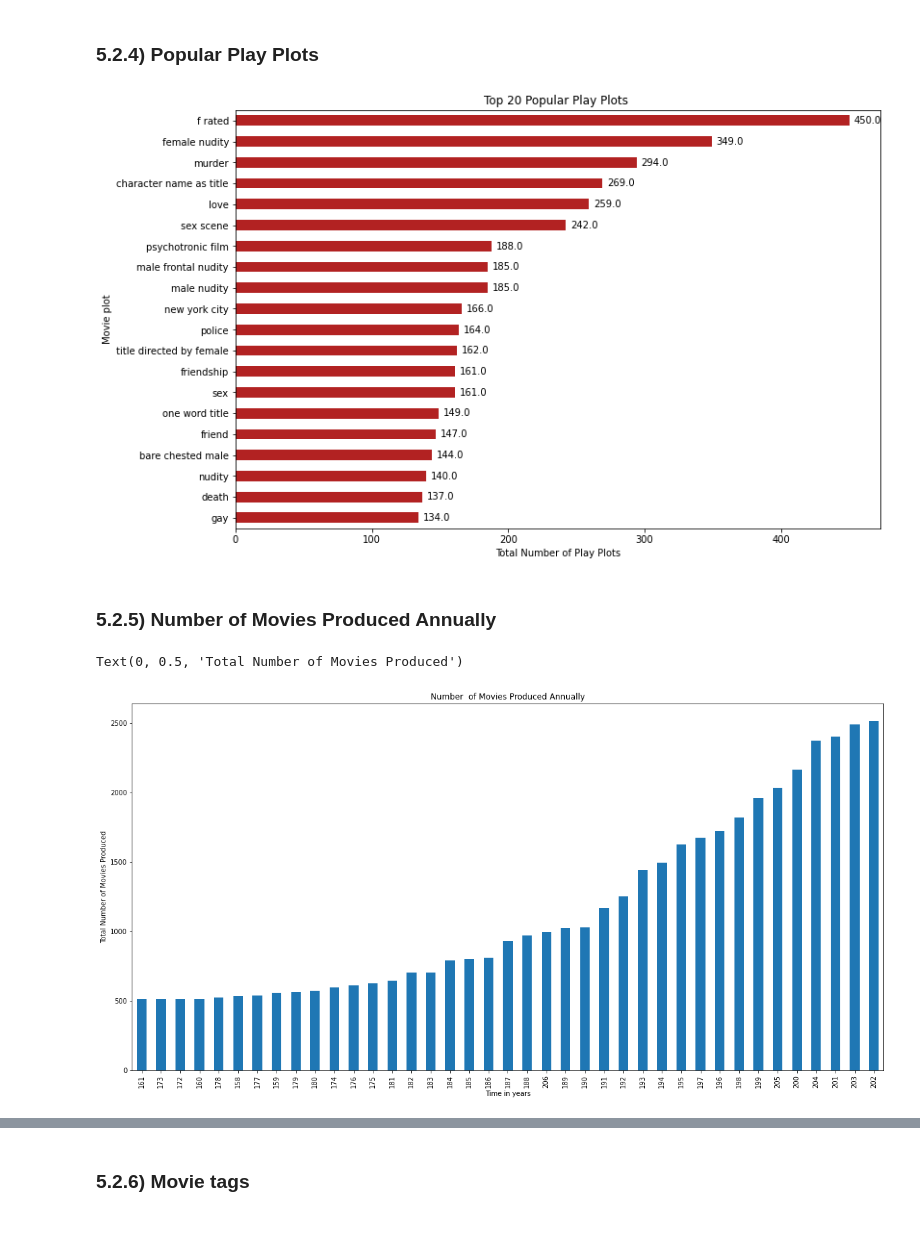
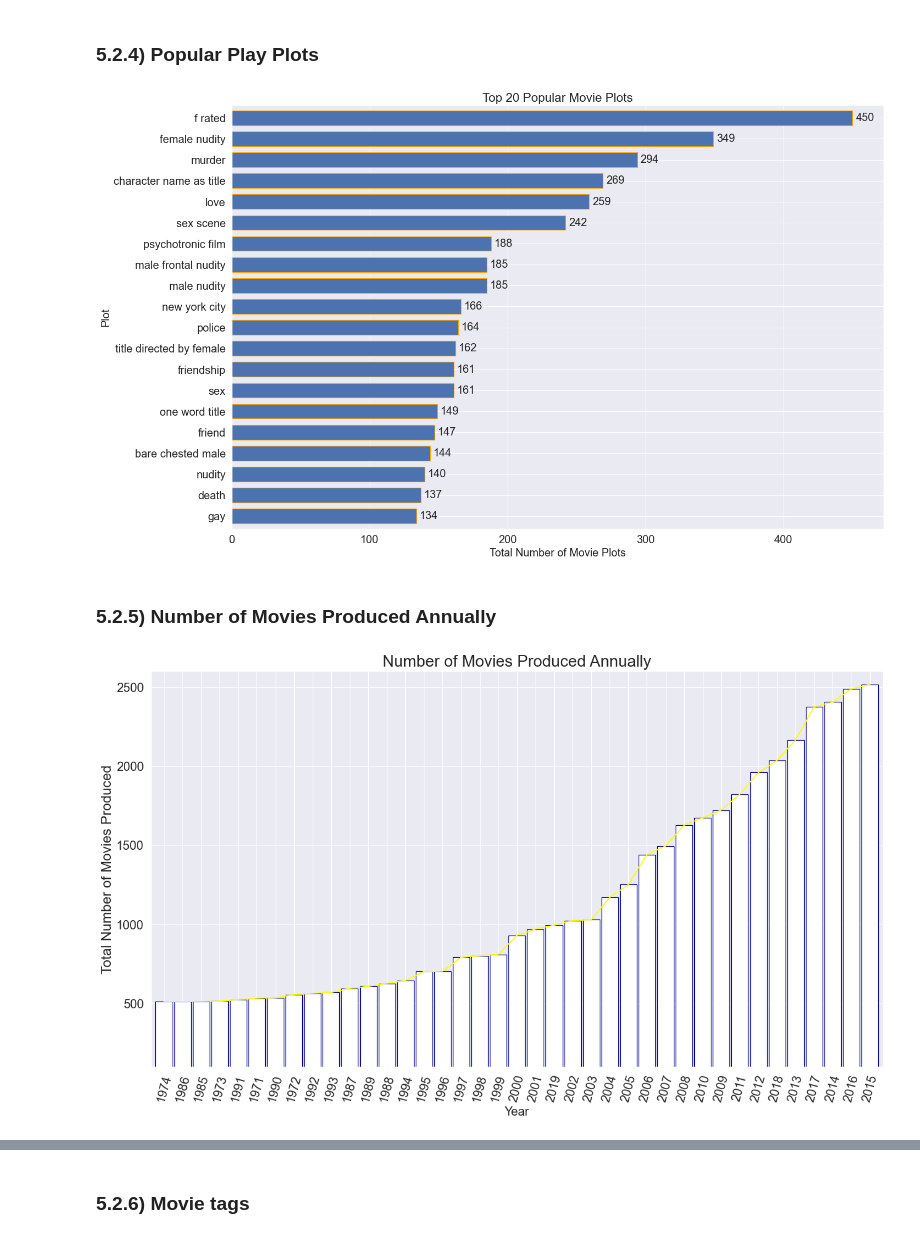
Before and after one commit to daniel-bru/ZM5-Recommender_System-2022, a Jupyter notebook: Final_EDA.ipynb, the cells around one changed output, grey strips where cells are left out. Saved outputs shown, nothing was run; the diff lists cells and outputs as text; code cells hidden in the pictures.

```diff
--- a/Final_EDA.ipynb
+++ b/Final_EDA.ipynb
@@ -96,7 +96,8 @@ import scipy as sp
 # Packages for visualization
 import matplotlib.pyplot as plt
 import seaborn as sns
-sns.set(font_scale=1.4, palette='winter')
+sns.set(font_scale=1.4)
+sns.set_style("darkgrid")
 %matplotlib inline
 
 # Packages for modeling
@@ -141,14 +142,14 @@ locale.setlocale(locale.LC_ALL, 'en_US.UTF8')
  ## 3 ) Loading the Dataset
 # %%
 #df_sample_submission = pd.read_csv('/kaggle/input/edsa-movie-recommendation-challenge/sample_submission.csv')
-df_movies = pd.read_csv('Streamlit_app/resources/data/movies.csv')
-df_imdb = pd.read_csv('Streamlit_app/resources/data/imdb_data.csv')
-df_genome_scores = pd.read_csv('Streamlit_app/resources/data/genome_scores.csv')
-df_genome_tags = pd.read_csv('Streamlit_app/resources/data/genome_tags.csv')
-df_train = pd.read_csv('Streamlit_app/resources/data/train.csv')
-df_test = pd.read_csv('Streamlit_app/resources/data//test.csv')
-df_tags = pd.read_csv('Streamlit_app/resources/data/tags.csv')
-df_links = pd.read_csv('Streamlit_app/resources/data/links.csv')
+df_movies = pd.read_csv('movies.csv')
+df_imdb = pd.read_csv('imdb_data.csv')
+df_genome_scores = pd.read_csv('genome_scores.csv')
+df_genome_tags = pd.read_csv('genome_tags.csv')
+df_train = pd.read_csv('train.csv')
+df_test = pd.read_csv('test.csv')
+df_tags = pd.read_csv('tags.csv')
+df_links = pd.read_csv('links.csv')
 # %% [markdown]
 ## 4) Connecting to Comet
 # %% [markdown]
@@ -581,11 +583,12 @@ movies_plot =movies_plot.sort_values(by='count',ascending=True)
 y_labels =movies_plot['plot_keywords']
 
 # Plot the figure.
-plt.figure(figsize=(12, 8))
-ax = movies_plot ['count'].plot(kind='barh',color='firebrick')
-ax.set_title('Top 20 Popular Play Plots ')
-ax.set_xlabel('Total Number of Play Plots')
-ax.set_ylabel('Movie plot')
+plt.figure(figsize=(18, 12), dpi=85)
+ax = movies_plot ['count'].plot(kind='barh',color='b', fontsize=17,
+                                           edgecolor='orange', width=.7)
+ax.set_title('Top 20 Popular Movie Plots', fontsize=19)
+ax.set_xlabel('Total Number of Movie Plots')
+ax.set_ylabel('Plot')
 ax.set_yticklabels(y_labels)
 
 rects = ax.patches
@@ -606,12 +609,13 @@ for rect in rects:
         ha = 'right'
 
 
-    label = "{:.1f}".format(x_value)
+    label = "{}".format(x_value)
 
      # Create annotation
-    plt.annotate(label,(x_value, y_value),xytext=(space, 0),textcoords="offset points",va='center',ha=ha)
+    plt.annotate(label,(x_value, y_value),xytext=(space, 0),
+                 textcoords="offset points",va='center',ha=ha, fontsize=17)
 # %% [output]
-[figure, old version]
+[figure, new version]
 # %% [markdown]
 ### 5.2.5)  Number  of Movies Produced Annually
 # %%
@@ -630,13 +632,19 @@ movies_year =movies_year.sort_values(by='count',ascending=True)
 # %%
 y_labels =movies_year['count']
 
 # Plot the figure.
-plt.figure(figsize=(20, 10))
-ax = movies_year ['count'].plot(x='title',kind='bar')
+fig,ax = plt.subplots(figsize=(18, 10), dpi = 85)
 
-ax.set_title('Number  of Movies Produced Annually')
-ax.set_xlabel('Time in years')
-ax.set_ylabel('Total Number of Movies Produced')
+movies_year[['count', 'title']].plot(x='title',kind='bar', color='white', fontsize=17, ylim=[100, 2600],
+                                           width=.9, ax=ax, legend=False, edgecolor='darkblue')
+
+movies_year.plot(x='title', kind = 'line', ax=ax, color='yellow', legend=False)
+
+ax.set_title('Number of Movies Produced Annually', fontsize=22)
+ax.set_xlabel('Year')
+ax.set_ylabel('Total Number of Movies Produced', fontsize=19)
+
+plt.xticks(rotation=75)
+plt.show()
 # %% [output]
-Text(0, 0.5, 'Total Number of Movies Produced')
-[figure, old version]
+[figure, new version]
```
Also changed, not shown: parts of 26 cells of this notebook, 1 other file.
